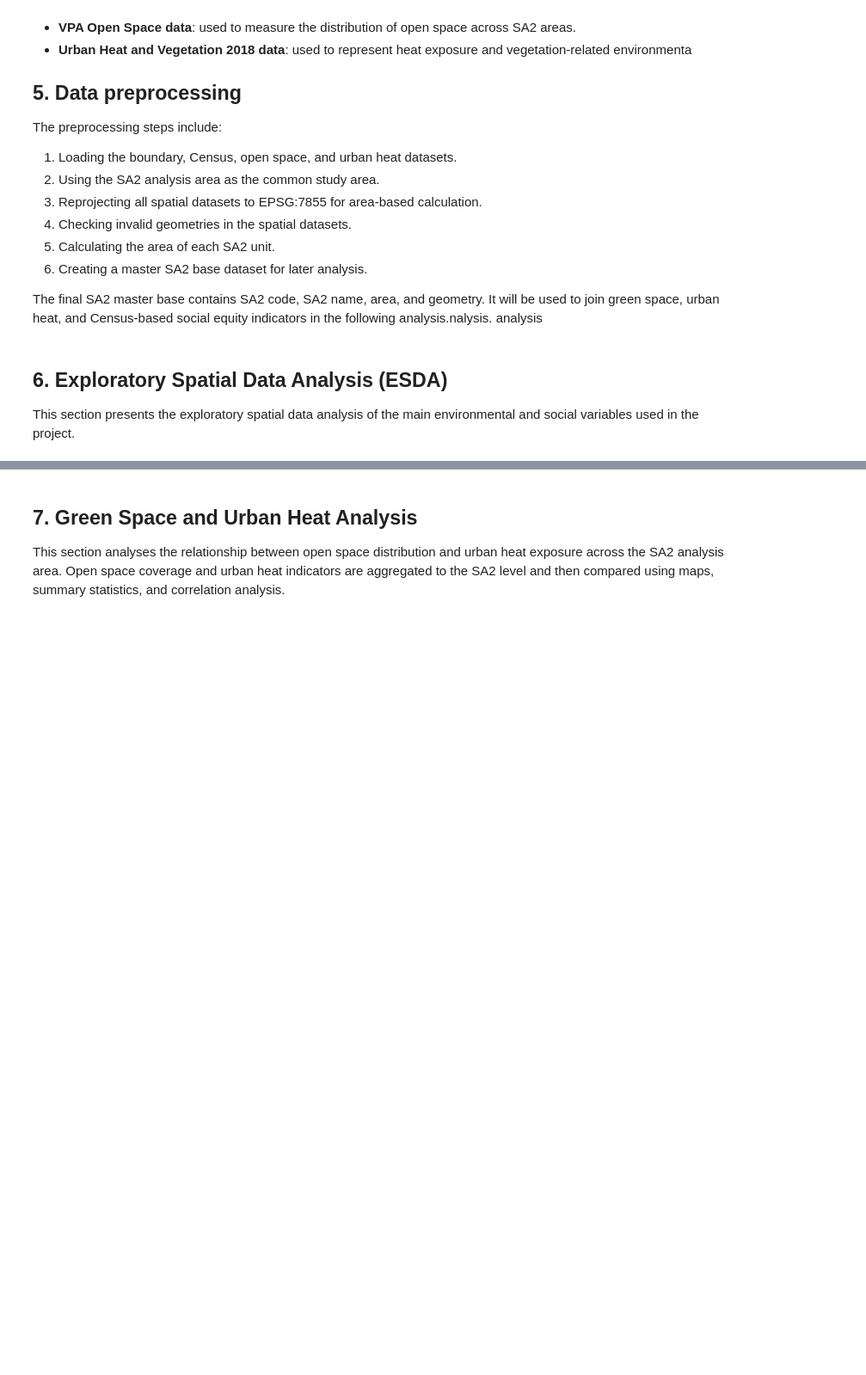
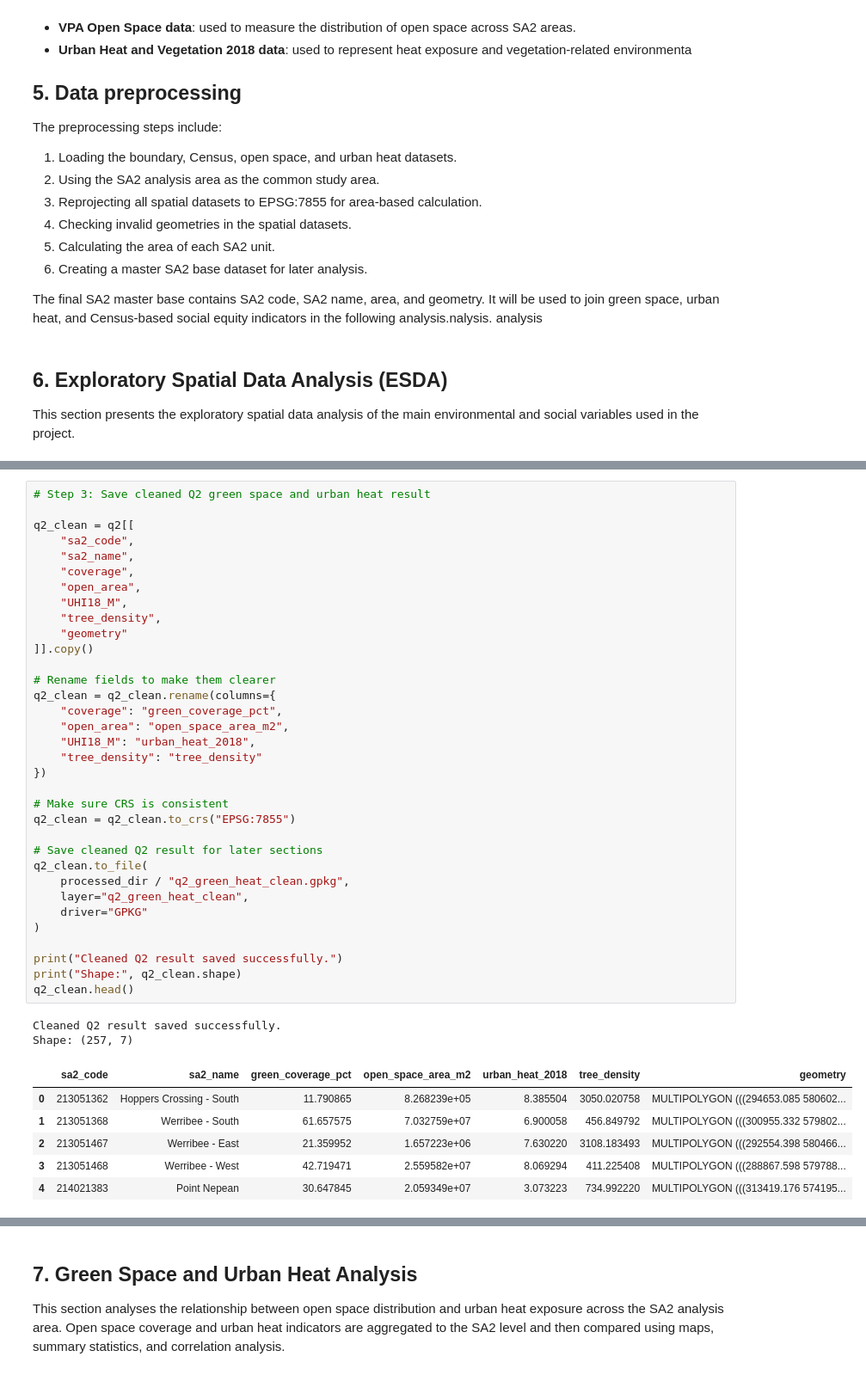
Before and after one commit to Ying7788/geom90006_a4, a Jupyter notebook: notebooks/A4_GreenSpace_UrbanHeat_Equity.ipynb.ipynb, the cells around one changed output, grey strips where cells are left out. Shown at 86% size. Drawn from its saved outputs; the diff is of its cells as text; blank space fills up the shorter version.

```diff
--- a/notebooks/A4_GreenSpace_UrbanHeat_Equity.ipynb.ipynb
+++ b/notebooks/A4_GreenSpace_UrbanHeat_Equity.ipynb.ipynb
@@ -221,0 +263,43 @@ NameError: name 'processed_dir' is not defined
+# %%
+# Step 3: Save cleaned Q2 green space and urban heat result
+
+q2_clean = q2[[
+    "sa2_code",
+    "sa2_name",
+    "coverage",
+    "open_area",
+    "UHI18_M",
+    "tree_density",
+    "geometry"
+]].copy()
+
+# Rename fields to make them clearer
+q2_clean = q2_clean.rename(columns={
+    "coverage": "green_coverage_pct",
+    "open_area": "open_space_area_m2",
+    "UHI18_M": "urban_heat_2018",
+    "tree_density": "tree_density"
+})
+
+# Make sure CRS is consistent
+q2_clean = q2_clean.to_crs("EPSG:7855")
+
+# Save cleaned Q2 result for later sections
+q2_clean.to_file(
+    processed_dir / "q2_green_heat_clean.gpkg",
+    layer="q2_green_heat_clean",
+    driver="GPKG"
+)
+
+print("Cleaned Q2 result saved successfully.")
+print("Shape:", q2_clean.shape)
+q2_clean.head()
+# %% [output]
+Cleaned Q2 result saved successfully.
+Shape: (257, 7)
+|  | sa2_code | sa2_name | green_coverage_pct | open_space_area_m2 | urban_heat_2018 | tree_density | geometry |
+| 0 | 213051362 | Hoppers Crossing - South | 11.790865 | 8.268239e+05 | 8.385504 | 3050.020758 | MULTIPOLYGON (((294653.085 580602... |
+| 1 | 213051368 | Werribee - South | 61.657575 | 7.032759e+07 | 6.900058 | 456.849792 | MULTIPOLYGON (((300955.332 579802... |
+| 2 | 213051467 | Werribee - East | 21.359952 | 1.657223e+06 | 7.630220 | 3108.183493 | MULTIPOLYGON (((292554.398 580466... |
+| 3 | 213051468 | Werribee - West | 42.719471 | 2.559582e+07 | 8.069294 | 411.225408 | MULTIPOLYGON (((288867.598 579788... |
+| 4 | 214021383 | Point Nepean | 30.647845 | 2.059349e+07 | 3.073223 | 734.992220 | MULTIPOLYGON (((313419.176 574195... |
```
Also changed, not shown: parts of 7 cells of this notebook, 4 other files.
